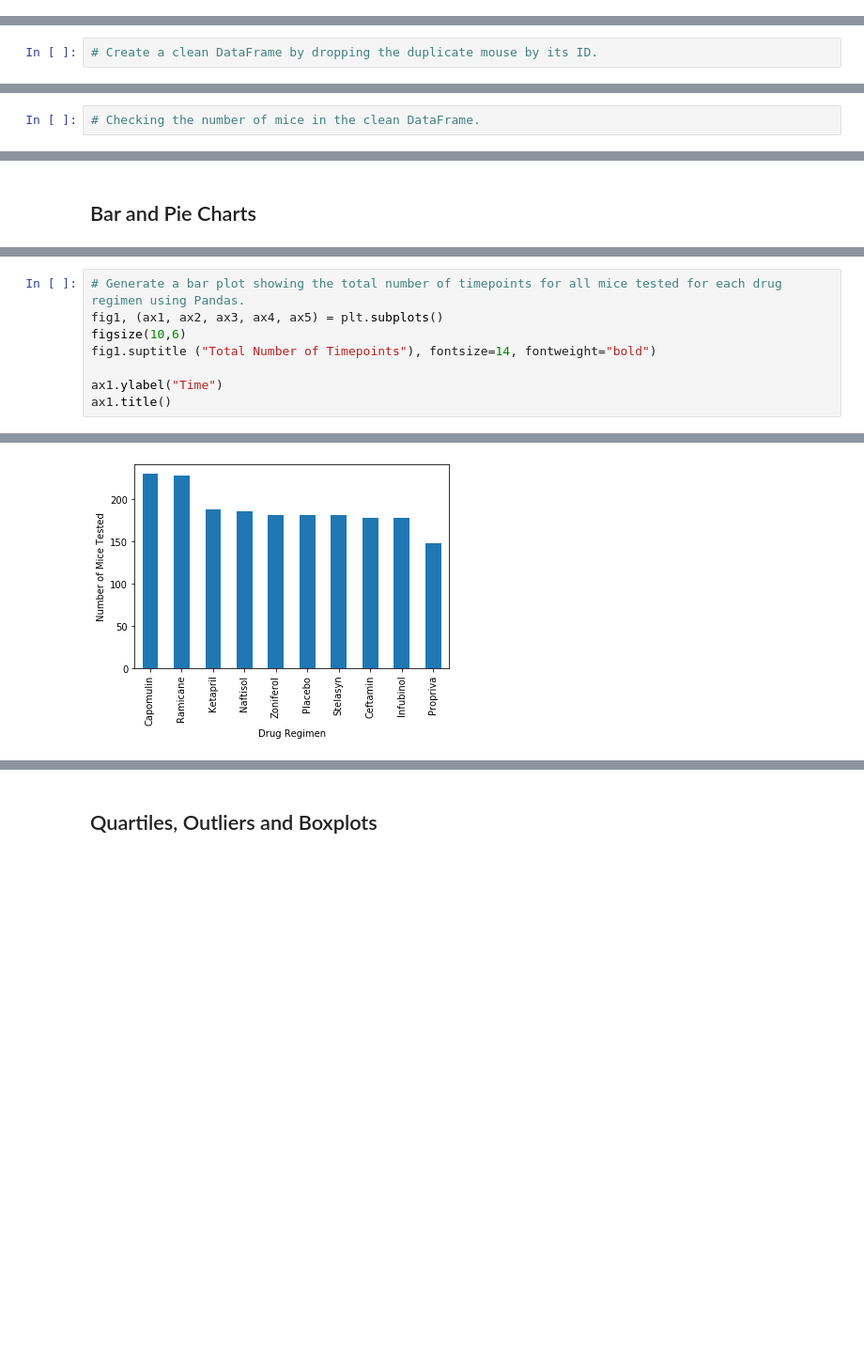
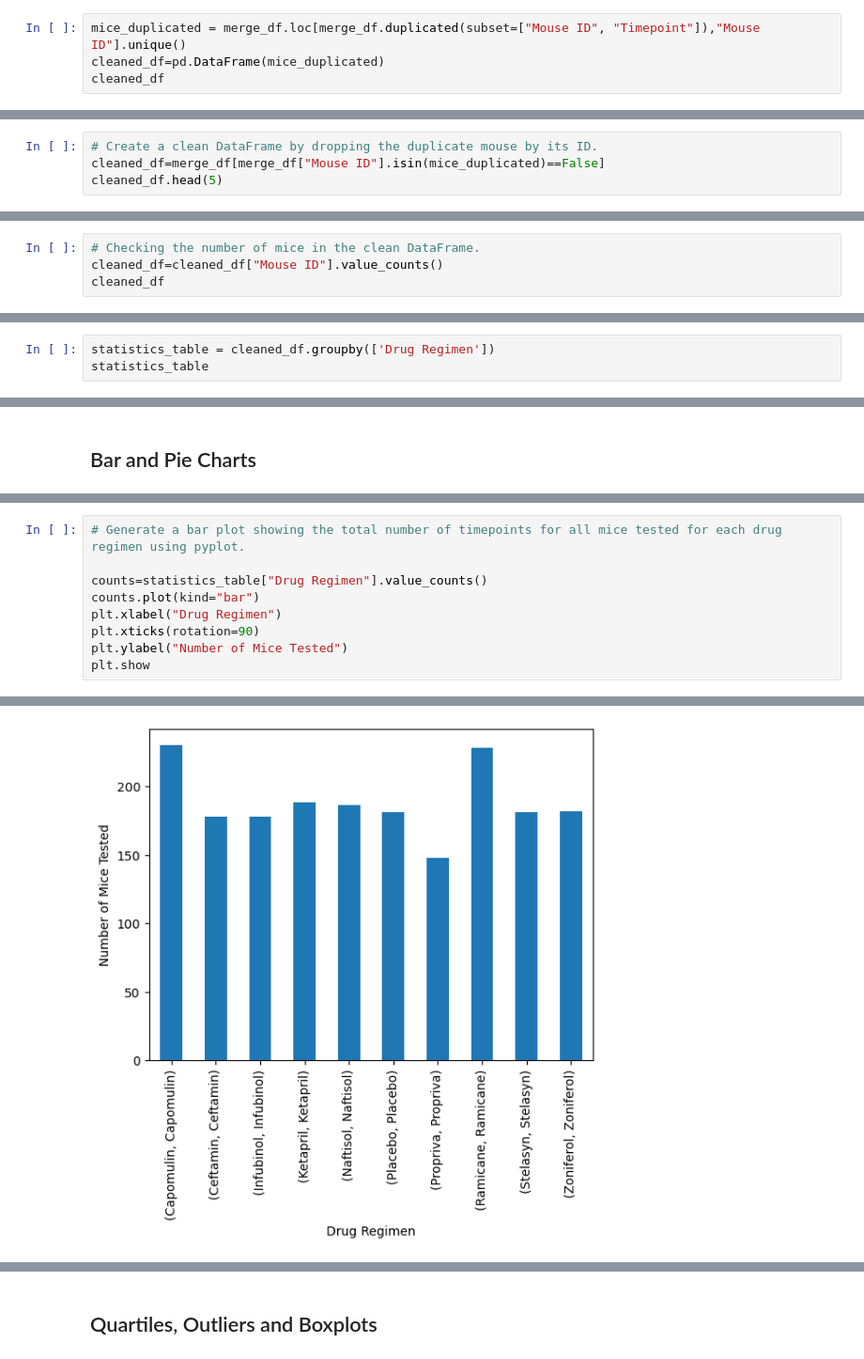
Before and after one commit to v-gbarber/Matplotlib, a Jupyter notebook: pymaceuticals_starter.ipynb, the cells around one changed output, grey strips where cells are left out. Shown at 94% size. Saved outputs shown, nothing was run; the diff lists cells and outputs as text; blank space fills up the shorter version.

```diff
--- a/pymaceuticals_starter.ipynb
+++ b/pymaceuticals_starter.ipynb
@@ -53,0 +66,4 @@ combined.loc[combined["Mouse ID"]=="g989",:]
+# %%
+mice_duplicated = merge_df.loc[merge_df.duplicated(subset=["Mouse ID", "Timepoint"]),"Mouse ID"].unique()
+cleaned_df=pd.DataFrame(mice_duplicated)
+cleaned_df
@@ -54,3 +73,5 @@ combined.loc[combined["Mouse ID"]=="g989",:]
 # %%
 # Create a clean DataFrame by dropping the duplicate mouse by its ID.
+cleaned_df=merge_df[merge_df["Mouse ID"].isin(mice_duplicated)==False]
+cleaned_df.head(5)
 # %% [output]
@@ -63,3 +84,5 @@ combined.loc[combined["Mouse ID"]=="g989",:]
 # %%
 # Checking the number of mice in the clean DataFrame.
+cleaned_df=cleaned_df["Mouse ID"].value_counts()
+cleaned_df
 # %% [output]
@@ -67,4 +101,7 @@ combined.loc[combined["Mouse ID"]=="g989",:]
 # %% [markdown]
 ## Summary Statistics
+# %%
+statistics_table = cleaned_df.groupby(['Drug Regimen'])
+statistics_table
 # %%
 # Generate a summary statistics table of mean, median, variance, standard deviation, and SEM of the tumor volume for each regimen
@@ -110,9 +226,10 @@ statistics_summary=clean_data[["Drug Regimen,=", "Tumor Volume"]].groupby(["Drug
 # %%
-# Generate a bar plot showing the total number of timepoints for all mice tested for each drug regimen using Pandas.
-fig1, (ax1, ax2, ax3, ax4, ax5) = plt.subplots()
-figsize(10,6)
-fig1.suptitle ("Total Number of Timepoints"), fontsize=14, fontweight="bold")
+# Generate a bar plot showing the total number of timepoints for all mice tested for each drug regimen using pyplot.
 
-ax1.ylabel("Time")
-ax1.title()
+counts=statistics_table["Drug Regimen"].value_counts()
+counts.plot(kind="bar")
+plt.xlabel("Drug Regimen")
+plt.xticks(rotation=90)
+plt.ylabel("Number of Mice Tested")
+plt.show
 # %% [output]
@@ -119 +237 @@ ax1.title()
-[figure, old version]
+[figure, new version]
```
Also changed, not shown: parts of 35 cells of this notebook.
